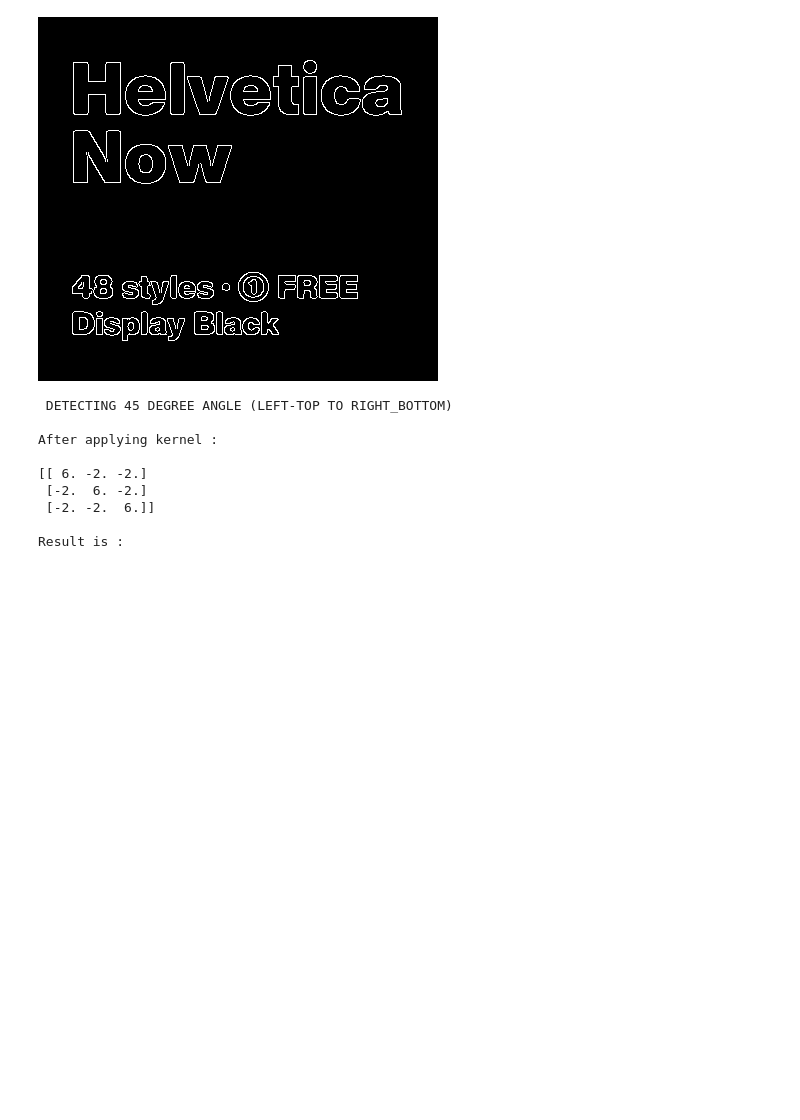
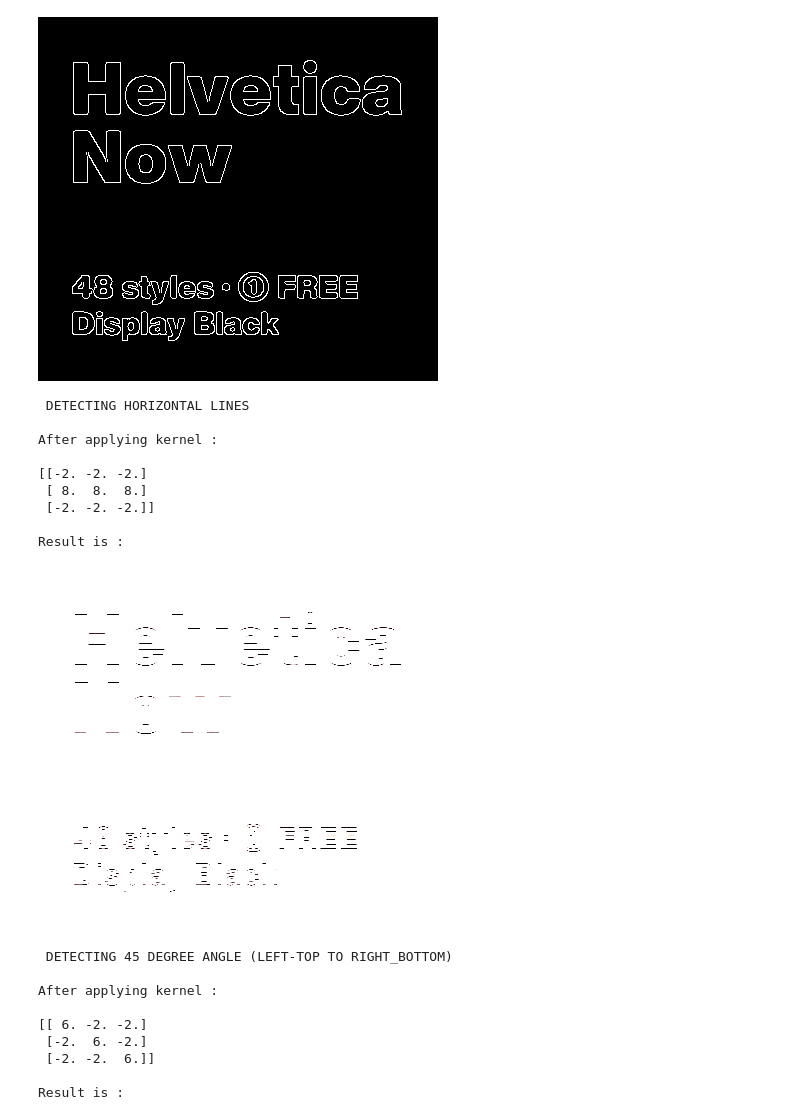
Before and after one commit to anubhavsatpathy/EVA, a Jupyter notebook: Session1/EVA_S1.ipynb, the cells around one changed output. Cells and saved outputs as stored; diff of their text form; code cells hidden in the pictures; blank space fills up the shorter version.

```diff
--- a/Session1/EVA_S1.ipynb
+++ b/Session1/EVA_S1.ipynb
@@ -30,4 +30,25 @@ edges = cv2.Canny(image,100,200)
 cv2_imshow(edges)
 # %% [output]
 [figure]
+# %%
+horizontal_kernel = np.float32([[-2,-2,-2],
+                                [8, 8, 8],
+                                [-2,-2,-2]])
+
+print("\n\033[1m DETECTING HORIZONTAL LINES \033[0m")
+print("\nAfter applying kernel : \n\n" + str(horizontal_kernel))
+print("\nResult is : \n")
+dst = cv2.filter2D(image,-1,horizontal_kernel)
+cv2_imshow(dst)
+# %% [output]
+ DETECTING HORIZONTAL LINES
+
+After applying kernel :
+
+[[-2. -2. -2.]
+ [ 8.  8.  8.]
+ [-2. -2. -2.]]
+
+Result is :
+[figure, added]
 # %%
```
Also changed, not shown: parts of 2 cells of this notebook.
